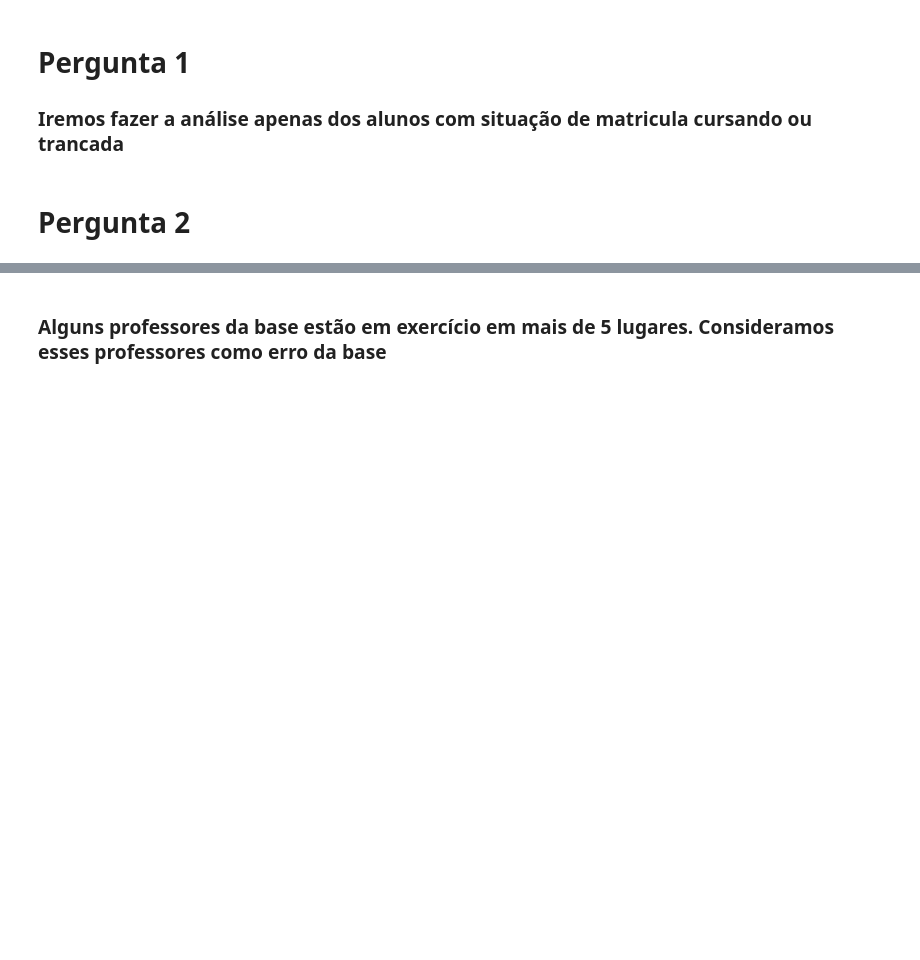
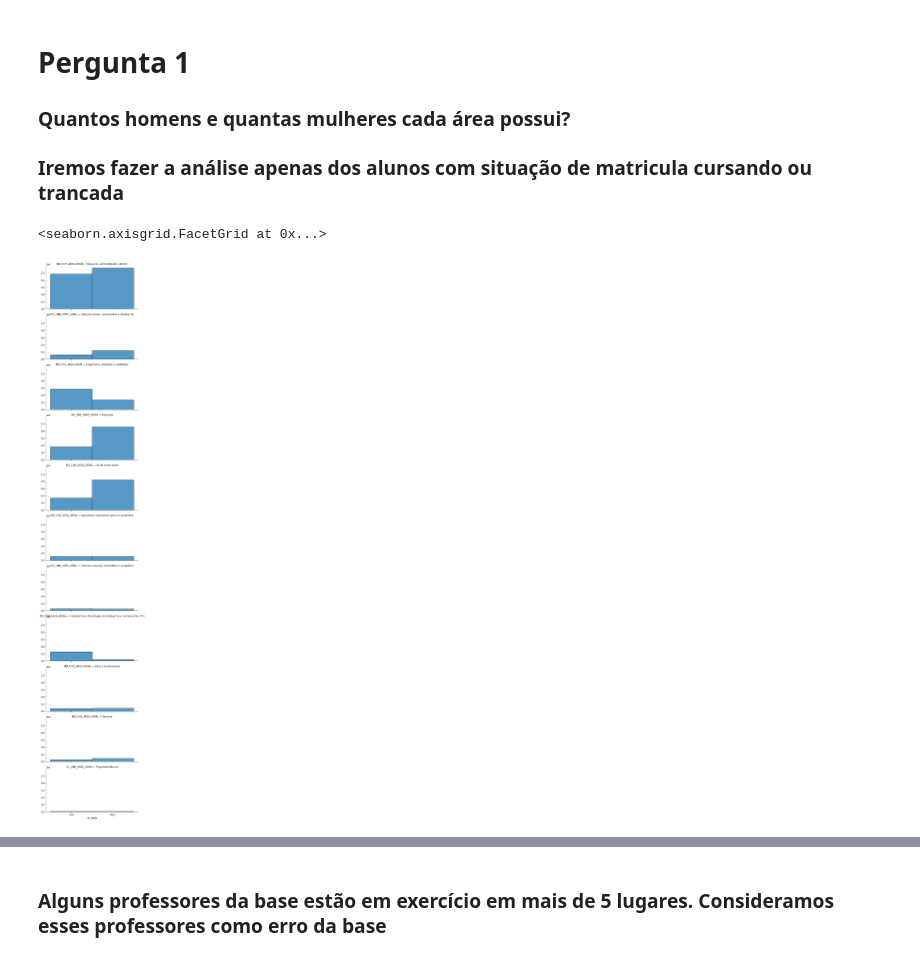
Before and after one commit to GabrielMoraisReis/TP-CDD, a Jupyter notebook: Parte3/Analytics.ipynb, the cells around one changed output, grey strips where cells are left out. Drawn from its saved outputs; the diff is of its cells as text; code cells hidden in the pictures; blank space fills up the shorter version.

```diff
--- a/Parte3/Analytics.ipynb
+++ b/Parte3/Analytics.ipynb
@@ -6,6 +6,8 @@ import seaborn as sns
 # %% [markdown]
 # Pergunta 1
 
+### Quantos homens e quantas mulheres cada área possui?
+
 ### Iremos fazer a análise apenas dos alunos com situação de matricula cursando ou trancada
 # %%
 alumn_column = ["CO_CINE_ROTULO", "TP_SEXO", "TP_SITUACAO" ]
@@ -24,7 +26,8 @@ result = alunos.merge(cine, on="CO_CINE_ROTULO", how='left') #adiciona a coluna
 
 result["TP_SEXO"] = result["TP_SEXO"].replace([1,2],["Masc", "Fem"]) #só pra ficar mais bonita a legenda do gráfico
 # %%
-g = sns.FacetGrid(result, col="NO_CINE_AREA_GERAL", col_wrap=1) #esse FacetGrid que faz gerar vários gráficos separados pra cada área
+g = sns.FacetGrid(result, col="NO_CINE_AREA_GERAL", col_wrap=1, height=3, aspect=2) #esse FacetGrid que faz gerar vários gráficos separados pra cada área
 g.map(sns.histplot, "TP_SEXO", stat="count")
+# %% [output]
+<seaborn.axisgrid.FacetGrid at 0x...>
+[figure, added]
-# %% [markdown]
-# Pergunta 2
```
Also changed, not shown: parts of 17 cells of this notebook.
